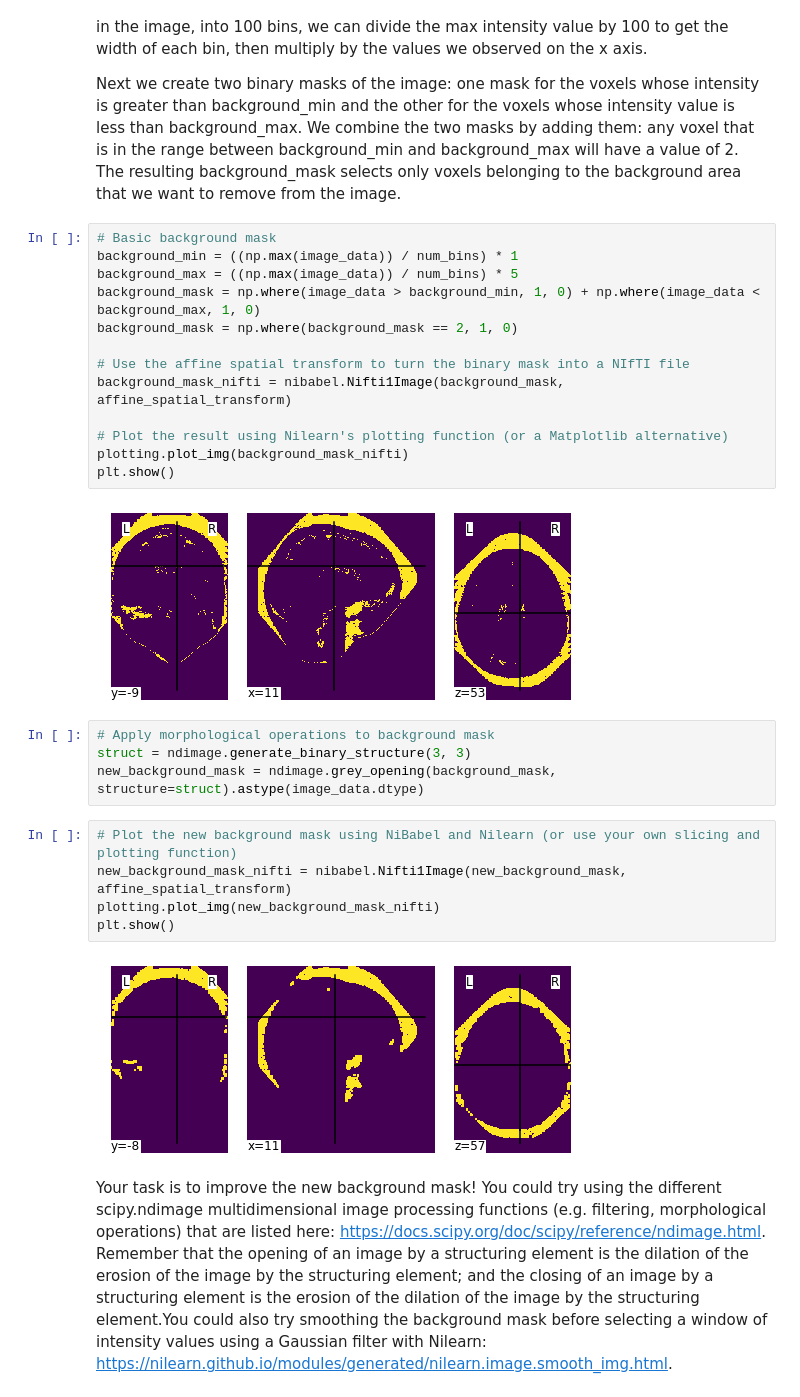
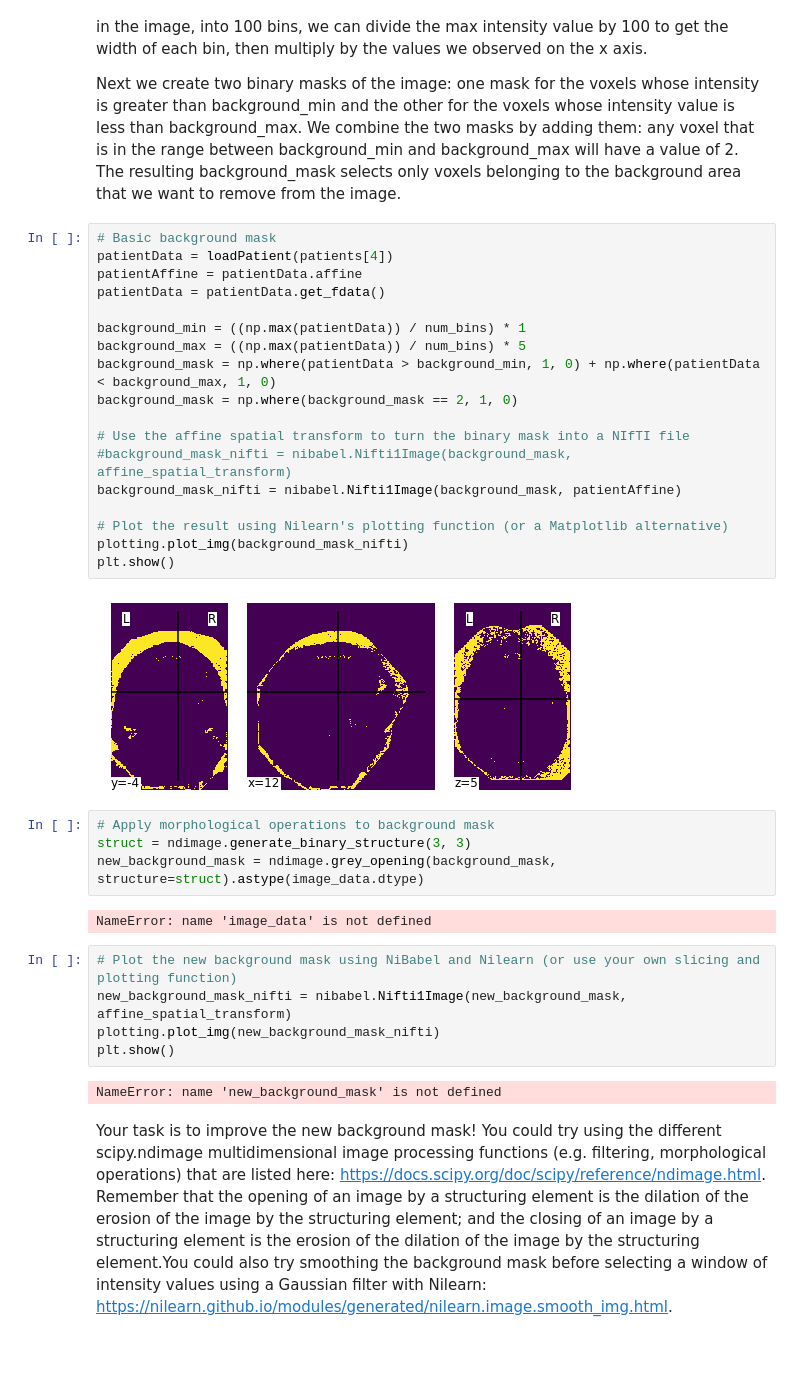
Before and after one commit to lphoogenboom/altenheim, a Jupyter notebook: Jupyter/Part_II_SC42140.ipynb, the cells around one changed output. Cells and saved outputs as stored; diff of their text form; blank space fills up the shorter version.

```diff
--- a/Jupyter/Part_II_SC42140.ipynb
+++ b/Jupyter/Part_II_SC42140.ipynb
@@ -108,30 +104,37 @@ We start by manually defining the range of intensity values that we consider bac
 Next we create two binary masks of the image: one mask for the voxels whose intensity is greater than background_min and the other for the voxels whose intensity value is less than background_max. We combine the two masks by adding them: any voxel that is in the range between background_min and background_max will have a value of 2. The resulting background_mask selects only voxels belonging to the background area that we want to remove from the image.
 # %%
 # Basic background mask
-background_min = ((np.max(image_data)) / num_bins) * 1
-background_max = ((np.max(image_data)) / num_bins) * 5
-background_mask = np.where(image_data > background_min, 1, 0) + np.where(image_data < background_max, 1, 0)
+patientData = loadPatient(patients[4])
+patientAffine = patientData.affine
+patientData = patientData.get_fdata()
+
+background_min = ((np.max(patientData)) / num_bins) * 1
+background_max = ((np.max(patientData)) / num_bins) * 5
+background_mask = np.where(patientData > background_min, 1, 0) + np.where(patientData < background_max, 1, 0)
 background_mask = np.where(background_mask == 2, 1, 0)
 
 # Use the affine spatial transform to turn the binary mask into a NIfTI file
-background_mask_nifti = nibabel.Nifti1Image(background_mask, affine_spatial_transform)
+#background_mask_nifti = nibabel.Nifti1Image(background_mask, affine_spatial_transform)
+background_mask_nifti = nibabel.Nifti1Image(background_mask, patientAffine)
 
 # Plot the result using Nilearn's plotting function (or a Matplotlib alternative)
 plotting.plot_img(background_mask_nifti)
 plt.show()
 # %% [output]
-[figure, old version]
+[figure, new version]
 # %%
 # Apply morphological operations to background mask
 struct = ndimage.generate_binary_structure(3, 3)
 new_background_mask = ndimage.grey_opening(background_mask, structure=struct).astype(image_data.dtype)
+# %% [output]
+NameError: name 'image_data' is not defined
 # %%
 # Plot the new background mask using NiBabel and Nilearn (or use your own slicing and plotting function)
 new_background_mask_nifti = nibabel.Nifti1Image(new_background_mask, affine_spatial_transform)
 plotting.plot_img(new_background_mask_nifti)
 plt.show()
 # %% [output]
-[figure, removed]
+NameError: name 'new_background_mask' is not defined
 # %% [markdown]
 Your task is to improve the new background mask! You could try using the different scipy.ndimage multidimensional image processing functions (e.g. filtering, morphological operations) that are listed here: https://docs.scipy.org/doc/scipy/reference/ndimage.html. Remember that the opening of an image by a structuring element is the dilation of the erosion of the image by the structuring element; and the closing of an image by a structuring element is the erosion of the dilation of the image by the structuring element.You could also try smoothing the background mask before selecting a window of intensity values using a Gaussian filter with Nilearn: https://nilearn.github.io/modules/generated/nilearn.image.smooth_img.html.
 # %%
```
Also changed, not shown: parts of 3 cells of this notebook, 1 other file.
